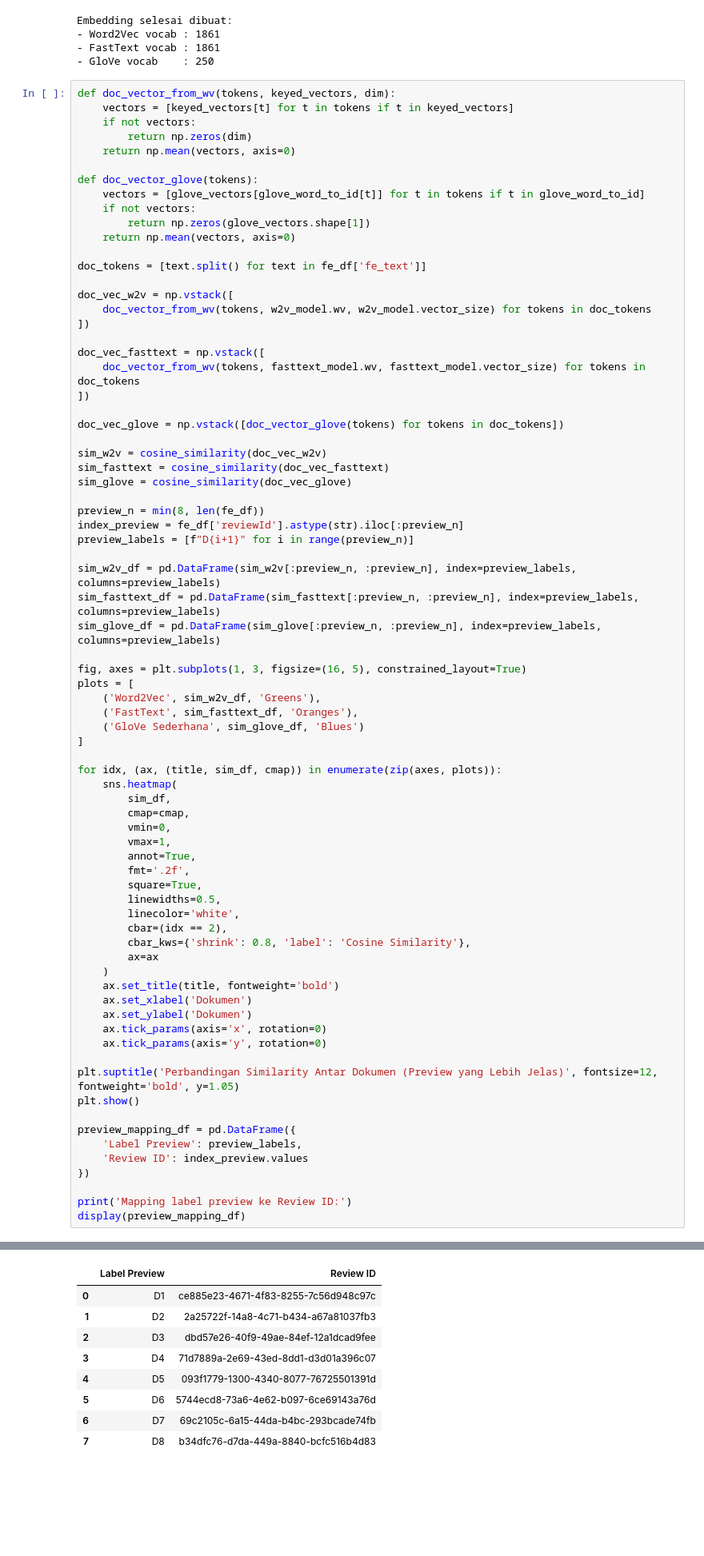
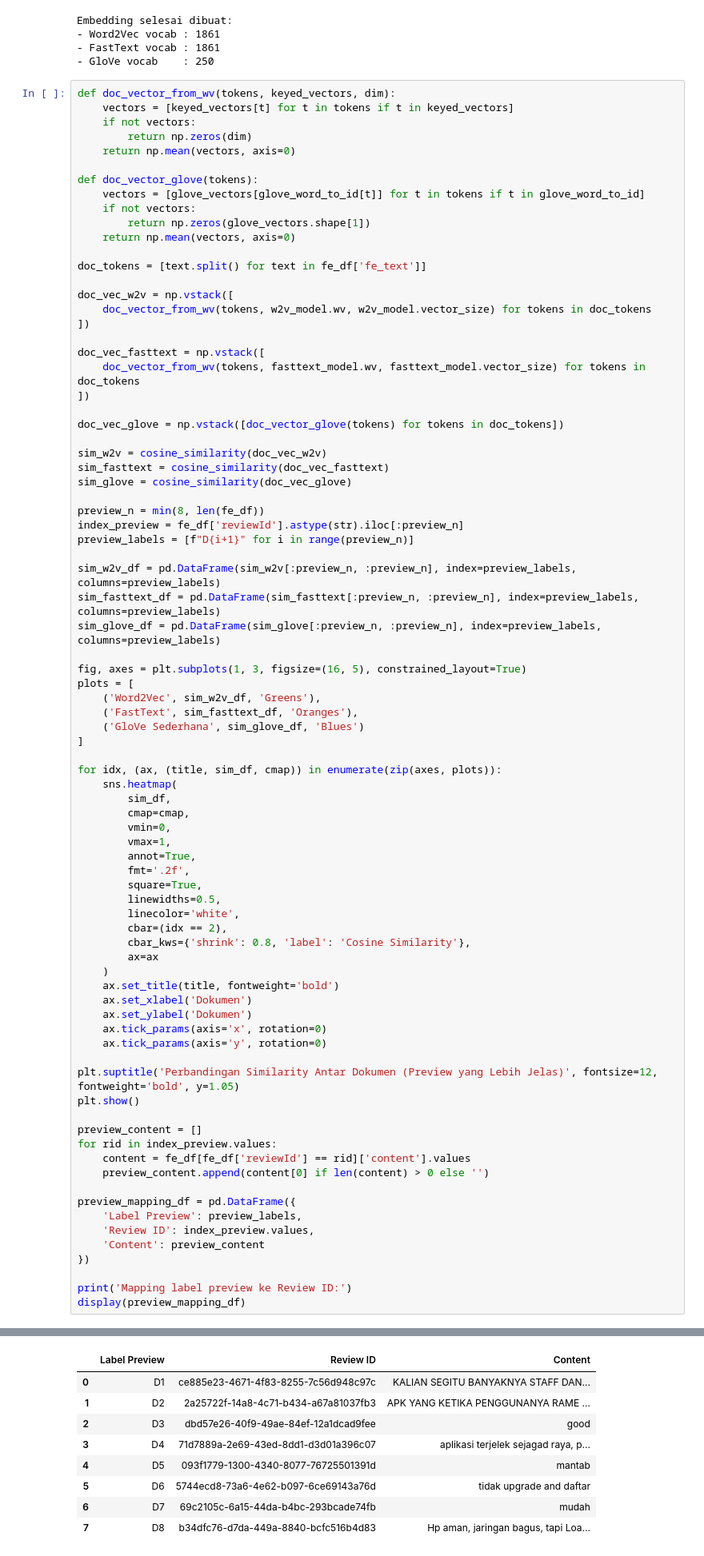
Before and after one commit to titan2903/text_mining_semeter_4, a Jupyter notebook: tugas_pertemuan_2/main.ipynb, the cells around one changed output, grey strips where cells are left out. Shown at 80% size. Drawn from its saved outputs; the diff is of its cells as text; blank space fills up the shorter version.

Commit message:
Update execution counts and enhance review content display in main notebook
- Adjusted execution counts for several code cells to maintain consistency.
- Added a new 'Content' column to the review mapping DataFrame to display review texts alongside their labels and IDs.
- Updated the output display format to include review content in the rendered HTML table.

```diff
--- a/tugas_pertemuan_2/main.ipynb
+++ b/tugas_pertemuan_2/main.ipynb
@@ -766,43 +766,49 @@ for idx, (ax, (title, sim_df, cmap)) in enumerate(zip(axes, plots)):
         cmap=cmap,
         vmin=0,
         vmax=1,
         annot=True,
         fmt='.2f',
         square=True,
         linewidths=0.5,
         linecolor='white',
         cbar=(idx == 2),
         cbar_kws={'shrink': 0.8, 'label': 'Cosine Similarity'},
         ax=ax
     )
     ax.set_title(title, fontweight='bold')
     ax.set_xlabel('Dokumen')
     ax.set_ylabel('Dokumen')
     ax.tick_params(axis='x', rotation=0)
     ax.tick_params(axis='y', rotation=0)
 
 plt.suptitle('Perbandingan Similarity Antar Dokumen (Preview yang Lebih Jelas)', fontsize=12, fontweight='bold', y=1.05)
 plt.show()
 
+preview_content = []
+for rid in index_preview.values:
+    content = fe_df[fe_df['reviewId'] == rid]['content'].values
+    preview_content.append(content[0] if len(content) > 0 else '')
+
 preview_mapping_df = pd.DataFrame({
     'Label Preview': preview_labels,
-    'Review ID': index_preview.values
+    'Review ID': index_preview.values,
+    'Content': preview_content
 })
 
 print('Mapping label preview ke Review ID:')
 display(preview_mapping_df)
 # %% [output]
 [figure]
 Mapping label preview ke Review ID:
-|  | Label Preview | Review ID |
-| 0 | D1 | ce885e23-4671-4f83-8255-7c56d948c97c |
-| 1 | D2 | 2a25722f-14a8-4c71-b434-a67a81037fb3 |
-| 2 | D3 | dbd57e26-40f9-49ae-84ef-12a1dcad9fee |
-| 3 | D4 | 71d7889a-2e69-43ed-8dd1-d3d01a396c07 |
-| 4 | D5 | 093f1779-1300-4340-8077-76725501391d |
-| 5 | D6 | 5744ecd8-73a6-4e62-b097-6ce69143a76d |
-| 6 | D7 | 69c2105c-6a15-44da-b4bc-293bcade74fb |
-| 7 | D8 | b34dfc76-d7da-449a-8840-bcfc516b4d83 |
+|  | Label Preview | Review ID | Content |
+| 0 | D1 | ce885e23-4671-4f83-8255-7c56d948c97c | KALIAN SEGITU BANYAKNYA STAFF DAN... |
+| 1 | D2 | 2a25722f-14a8-4c71-b434-a67a81037fb3 | APK YANG KETIKA PENGGUNANYA RAME ... |
+| 2 | D3 | dbd57e26-40f9-49ae-84ef-12a1dcad9fee | good |
+| 3 | D4 | 71d7889a-2e69-43ed-8dd1-d3d01a396c07 | aplikasi terjelek sejagad raya, p... |
+| 4 | D5 | 093f1779-1300-4340-8077-76725501391d | mantab |
+| 5 | D6 | 5744ecd8-73a6-4e62-b097-6ce69143a76d | tidak upgrade and daftar |
+| 6 | D7 | 69c2105c-6a15-44da-b4bc-293bcade74fb | mudah |
+| 7 | D8 | b34dfc76-d7da-449a-8840-bcfc516b4d83 | Hp aman, jaringan bagus, tapi Loa... |
 # %%
 # Ringkasan ukuran fitur untuk tiap pendekatan
 
```
